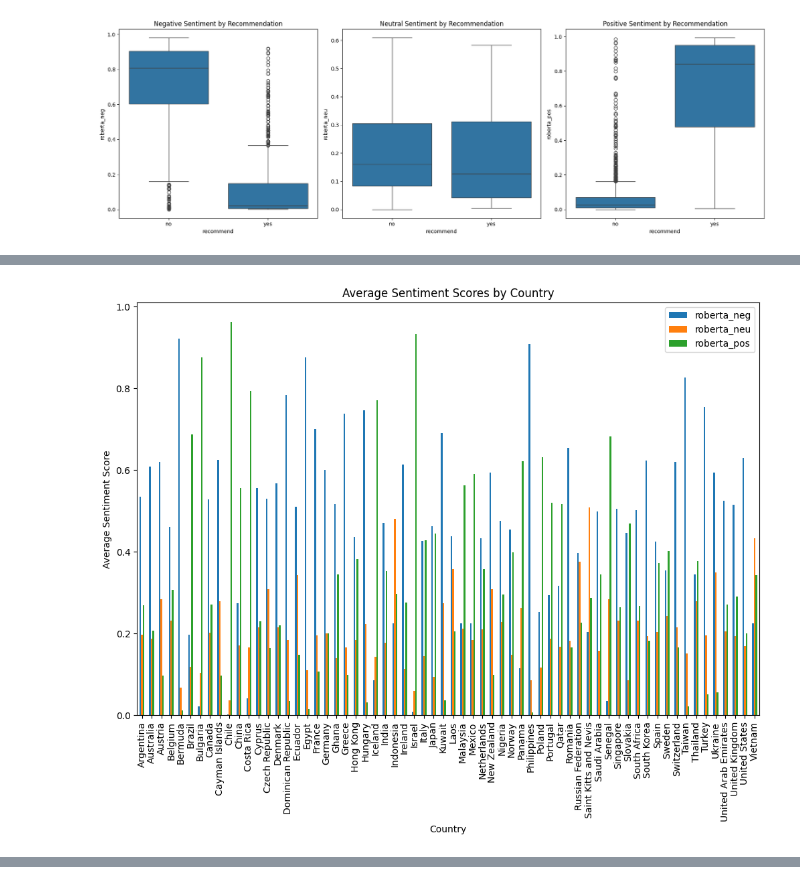
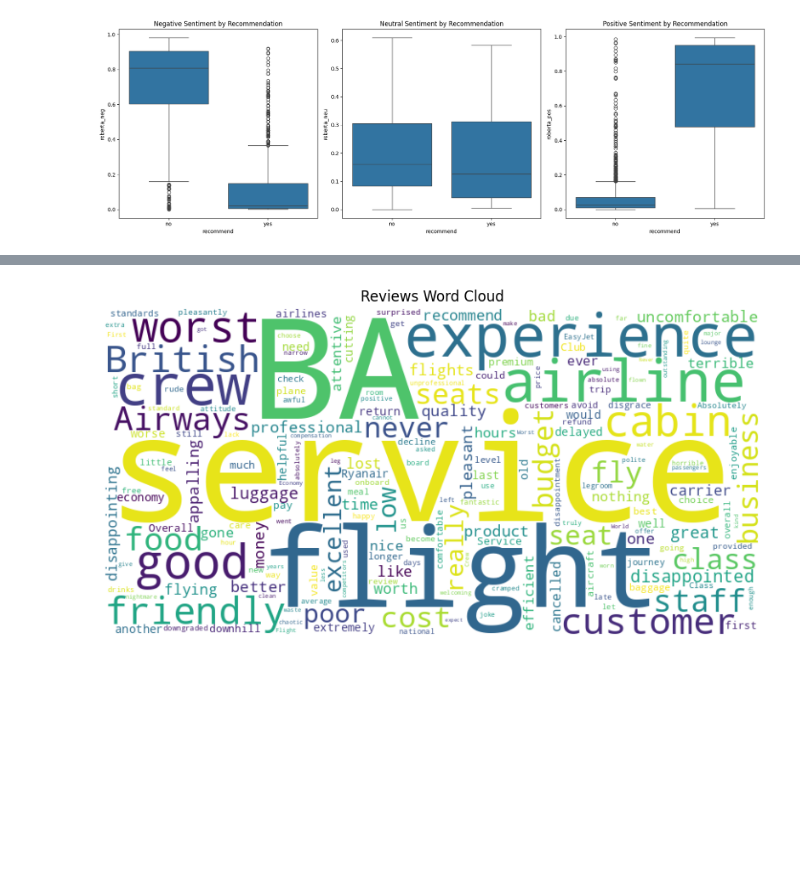
Before and after one commit to Ukomah/Customer-sentiment-analysis-for-british-airways-reviews, a Jupyter notebook: ba_reviews_analysis.ipynb, the cells around one changed output, grey strips where cells are left out. Cells and saved outputs as stored; diff of their text form; code cells hidden in the pictures; blank space fills up the shorter version.

```diff
--- a/ba_reviews_analysis.ipynb
+++ b/ba_reviews_analysis.ipynb
@@ -457,11 +444,30 @@ plt.show()
-# %%
-# Plot average sentiment scores by country
-avg_sentiment_by_country = result_df.groupby('country')[['roberta_neg', 'roberta_neu', 'roberta_pos']].mean()
-
-avg_sentiment_by_country.plot(kind='bar', figsize=(12, 8))
-plt.title('Average Sentiment Scores by Country')
-plt.xlabel('Country')
-plt.ylabel('Average Sentiment Score')
-plt.show()
-# %% [output]
-[figure, removed]
+# %%
+# downloading stopwords dataset
+nltk.download('stopwords')
+
+def preprocess_text(text):
+    stop_words = set(stopwords.words('english'))
+    tokens = text.split()
+    filtered_tokens = [word for word in tokens if word.lower() not in stop_words and word.isalpha()]
+
+    return ' '.join(filtered_tokens)
+
+
+word_reviews = df['review summary'].apply(preprocess_text)
+
+all_reviews = ' '.join(word_reviews)
+
+word_counts = Counter(all_reviews.split())
+
+most_common_words = word_counts.most_common(20)
+
+most_common_df = pd.DataFrame(most_common_words, columns=['word', 'frequency'])
+
+wordcloud = WordCloud(width=800, height=400, background_color='white').generate_from_frequencies(word_counts)
+
+plt.figure(figsize=(10, 5))
+plt.imshow(wordcloud, interpolation='bilinear')
+plt.axis('off')
+plt.title('Reviews Word Cloud')
+plt.show()
+# %% [output]
@@ -467,0 +477 @@ plt.show()
+[figure, added]
```
Also changed, not shown: parts of 7 cells of this notebook.
